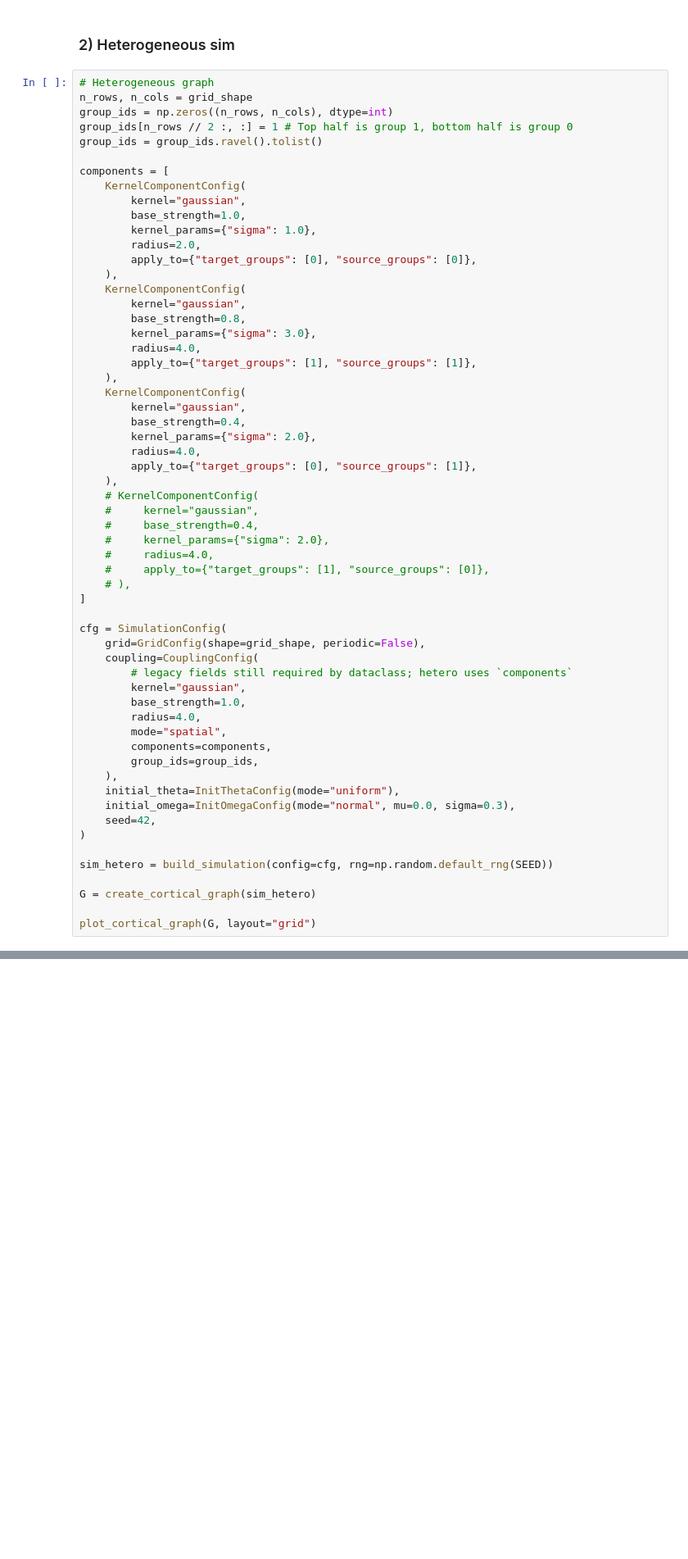
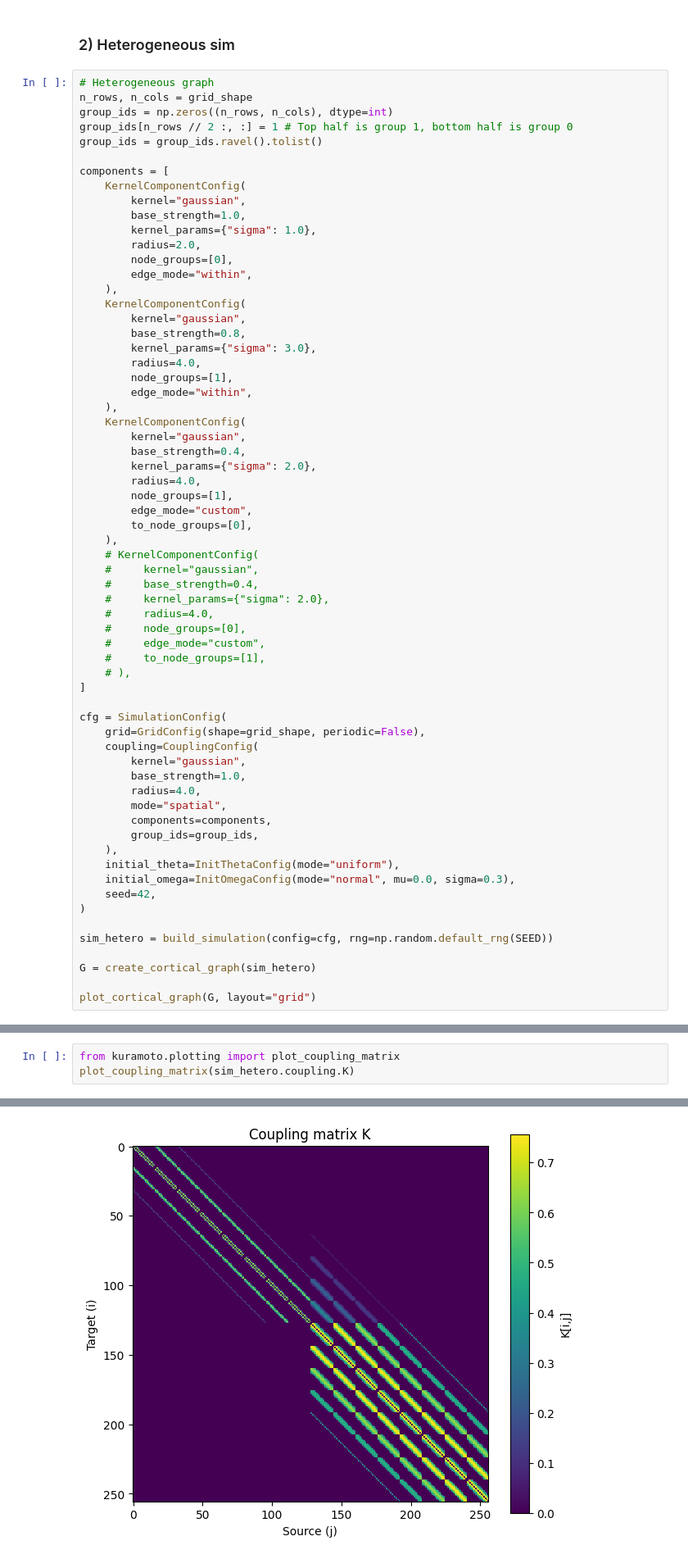
Before and after one commit to adamLastovka/KuramotoNeuralSimulations, a Jupyter notebook: Notebooks/04_network_analysis.ipynb, the cells around one changed output, grey strips where cells are left out. Shown at 82% size. Saved outputs shown, nothing was run; the diff lists cells and outputs as text; blank space fills up the shorter version.

Commit message:
Overhauled coupling specification

```diff
--- a/Notebooks/04_network_analysis.ipynb
+++ b/Notebooks/04_network_analysis.ipynb
@@ -92,35 +92,40 @@ components = [
         base_strength=1.0,
         kernel_params={"sigma": 1.0},
         radius=2.0,
-        apply_to={"target_groups": [0], "source_groups": [0]},
+        node_groups=[0],
+        edge_mode="within",
     ),
     KernelComponentConfig(
         kernel="gaussian",
         base_strength=0.8,
         kernel_params={"sigma": 3.0},
         radius=4.0,
-        apply_to={"target_groups": [1], "source_groups": [1]},
+        node_groups=[1],
+        edge_mode="within",
     ),
     KernelComponentConfig(
         kernel="gaussian",
         base_strength=0.4,
         kernel_params={"sigma": 2.0},
         radius=4.0,
-        apply_to={"target_groups": [0], "source_groups": [1]},
+        node_groups=[1],
+        edge_mode="custom",
+        to_node_groups=[0],
     ),
     # KernelComponentConfig(
     #     kernel="gaussian",
     #     base_strength=0.4,
     #     kernel_params={"sigma": 2.0},
     #     radius=4.0,
-    #     apply_to={"target_groups": [1], "source_groups": [0]},
+    #     node_groups=[0],
+    #     edge_mode="custom",
+    #     to_node_groups=[1],
     # ),
 ]
 
 cfg = SimulationConfig(
     grid=GridConfig(shape=grid_shape, periodic=False),
     coupling=CouplingConfig(
-        # legacy fields still required by dataclass; hetero uses `components`
         kernel="gaussian",
         base_strength=1.0,
         radius=4.0,
@@ -141,3 +146,7 @@ plot_cortical_graph(G, layout="grid")
 # %% [output]
 (<Figure size 1000x1000 with 1 Axes>, <Axes: >)
 [figure]
+# %%
+from kuramoto.plotting import plot_coupling_matrix
+plot_coupling_matrix(sim_hetero.coupling.K)
+# %% [output]
@@ -144,3 +154,4 @@ plot_cortical_graph(G, layout="grid")
+[figure, added]
 # %%
 deg = get_degree(G)
 deg_cent = get_deg_centrality(G)
```
Also changed, not shown: parts of 1 cell of this notebook, 6 other files.
